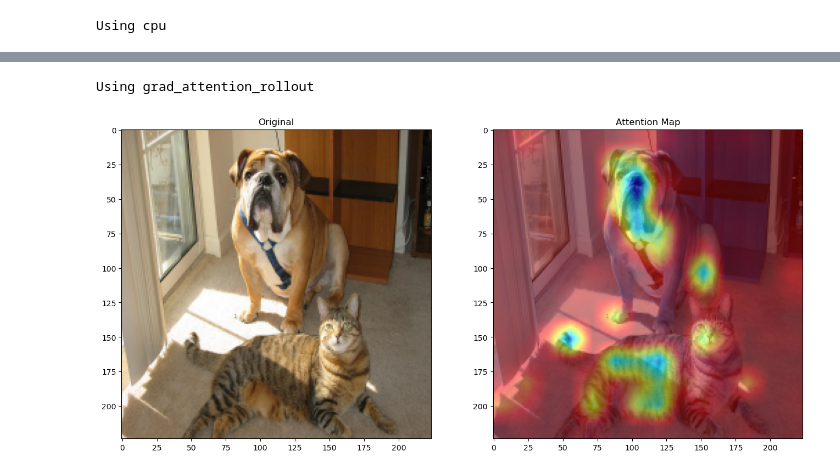
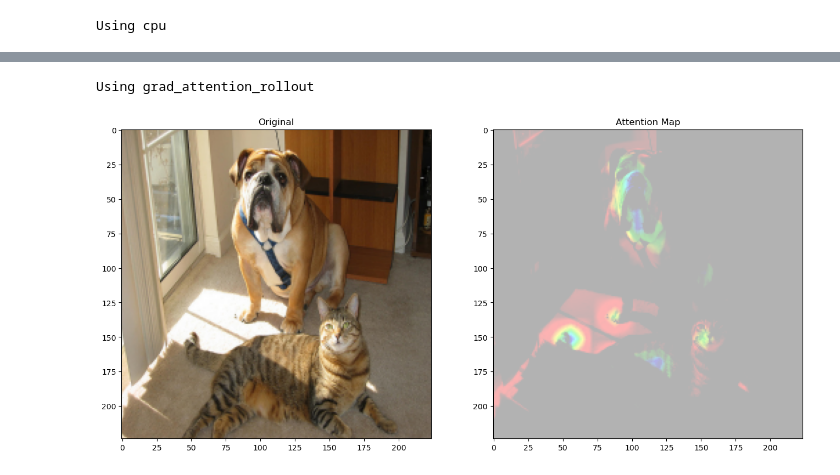
Before and after one commit to momoth12/Project-Explainability-for-Vision-Transformers, a Jupyter notebook: exploration.ipynb, the cells around one changed output, grey strips where cells are left out. Drawn from its saved outputs; the diff is of its cells as text; code cells hidden in the pictures.

```diff
--- a/exploration.ipynb
+++ b/exploration.ipynb
@@ -73,31 +73,34 @@ category_index =  264#@param {type:"integer"}
 print(f"Using {rollout_strategy}")
 
 input_tensor  = preprocess_image("examples/input.png", transform)
 
 if rollout_strategy == "grad_attention_rollout" and category_index < 0:
     raise Exception("Category index is mandatory when using Gradient Attention Rollout")
 
 elif rollout_strategy == "grad_attention_rollout" and category_index > 0:
     grad_rollout = VITAttentionGradRollout(model, discard_ratio=DISCARD_RATIO)
     mask = grad_rollout(input_tensor, category_index)
     name = "grad_rollout_{}_{:.3f}_{}.png".format(category_index,
         DISCARD_RATIO, "mean")
 
 elif rollout_strategy == "attention_rollout":
     attention_rollout = VITAttentionRollout(model, discard_ratio=DISCARD_RATIO)
     mask = attention_rollout(input_tensor)
     name = "attention_rollout_{:.3f}_{}.png".format(DISCARD_RATIO, "mean")
 
 np_img = np.array(img)[:, :, ::-1]
 mask = cv2.resize(mask, (np_img.shape[1], np_img.shape[0]))
 mask = show_mask_on_image(np_img, mask)
 
+mask = (mask - mask.min()) / (mask.max() - mask.min())
+# mask = mask.clip(0.7,1)
+
 fig, (ax1, ax2) = plt.subplots(ncols=2, figsize=(16, 16))
 
 ax1.set_title('Original')
 ax2.set_title('Attention Map')
 _ = ax1.imshow(img)
 _ = ax2.imshow(mask)
 # %% [output]
 Using grad_attention_rollout
-[figure, old version]
+[figure, new version]
```
Also changed, not shown: parts of 6 cells of this notebook.
